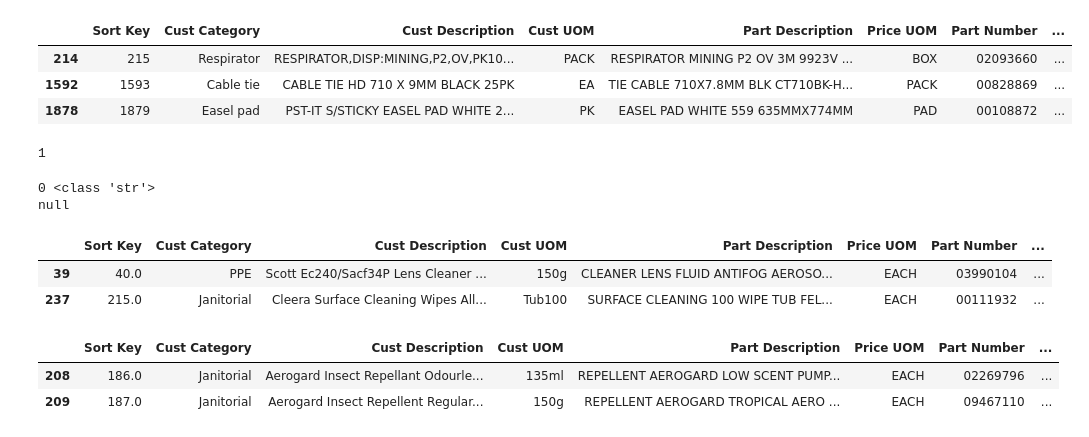
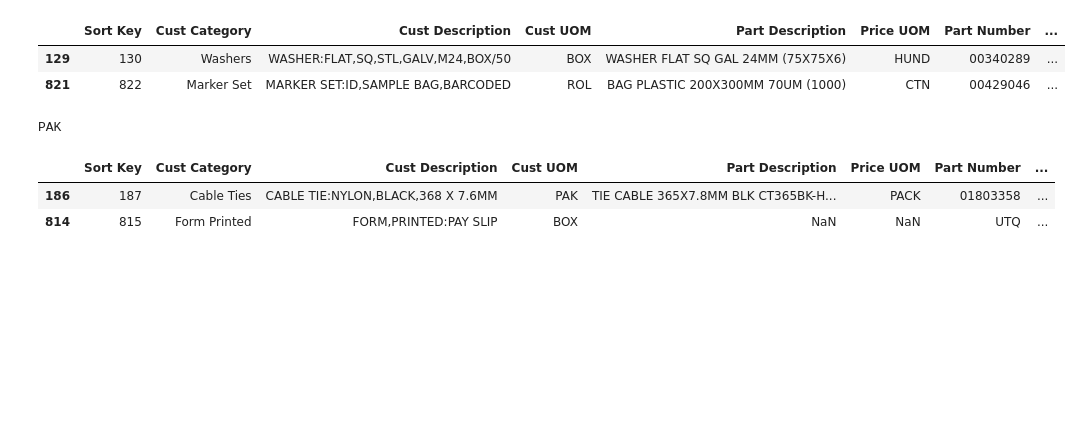
Before and after one commit to Clareee1/BW-UOM-Conversion, a Jupyter notebook: uom_conversion_testing.ipynb, the cells around one changed output. Drawn from its saved outputs; the diff is of its cells as text; code cells hidden in the pictures; blank space fills up the shorter version.

```diff
--- a/uom_conversion_testing.ipynb
+++ b/uom_conversion_testing.ipynb
@@ -185,0 +303,19 @@ CABLE TIE HD 710 X 9MM BLACK 25PK
+# %%
+import requests
+import urllib
+def get_results(query):
+    query = urllib.parse.quote_plus(query)
+    response = get_source("https://www.google.com/search?q=" + query)
+    return response
+# %%
+def parse_results(response):
+    css_identifier_result = ".tF2Cxc"
+    css_identifier_title = "h3"
+    css_identifier_link = ".yuRUbf a"
+    css_identifier_text = ".IsZvec"
+    results = response.html.find(css_identifier_result)
+    output = []
+    for result in results:
+        item = result.find(css_identifier_link, first=True).attrs['href']
+        output.append(item)
+    return output
@@ -185,0 +334,4 @@ CABLE TIE HD 710 X 9MM BLACK 25PK
+# %%
+def google_search(query):
+    response = get_results(query)
+    return parse_results(response)
@@ -186,14 +641,15 @@ CABLE TIE HD 710 X 9MM BLACK 25PK
+# %%
+##Conversion
+for index, row in df2.iterrows():
+    if float(row['BW_Size']) == 0:
+        df2.loc[index,'conversion'] = 0
+    else:
+        conv = float(row['Cust_Size'])/float(row['BW_Size'])
+        df2.loc[index,'conversion'] = float(conv)
 # %%
-cov_df = df2.loc[(df2['Sort Key'] == 1879) | (df2['Sort Key'] == 1593)|(df2['Sort Key'] == 215)]
+cov_df = df2.loc[(df2['Sort Key'] == 822) | (df2['Sort Key'] == 130)]
 cov_df
 # %% [output]
 |  | Sort Key | Cust Category | Cust Description | Cust UOM | Part Description | Price UOM | Part Number | ... |
-| 214 | 215 | Respirator | RESPIRATOR,DISP:MINING,P2,OV,PK10... | PACK | RESPIRATOR MINING P2 OV 3M 9923V ... | BOX | 02093660 | ... |
-| 1592 | 1593 | Cable tie | CABLE TIE HD 710 X 9MM BLACK 25PK | EA | TIE CABLE 710X7.8MM BLK CT710BK-H... | PACK | 00828869 | ... |
-| 1878 | 1879 | Easel pad | PST-IT S/STICKY EASEL PAD WHITE 2... | PK | EASEL PAD WHITE 559 635MMX774MM | PAD | 00108872 | ... |
+| 129 | 130 | Washers | WASHER:FLAT,SQ,STL,GALV,M24,BOX/50 | BOX | WASHER FLAT SQ GAL 24MM (75X75X6) | HUND | 00340289 | ... |
+| 821 | 822 | Marker Set | MARKER SET:ID,SAMPLE BAG,BARCODED | ROL | BAG PLASTIC 200X300MM 70UM (1000) | CTN | 00429046 | ... |
-# %%
-st1 = "6 x 1Ltr"
-if re.search(r'(?i)(\d+)\s*X\s*(\d+)',st1):
-    print(re.search(r'(?i)(\d+)\s*X\s*(\d+)',st1).group(2))
-# %% [output]
-1
@@ -370,10 +655,0 @@ for index, row in df2.iterrows():
-# %%
-test = "HAMMER COPPER DBL FACE HANDLED 2LB 0.9KG"
-if (re.search(r"(?i)(pkt|pack|pk|box|bx|bag|b|bg|blk|set|carton|pads|pe)(\s*)(\d+)", test)):
-    a = re.search(r"(?i)(pkt|pack|pk|box|bx|bag|b|bg|blk|set|carton|pads|pe)(\s*)(\d+)", test).group(3)
-    print(a, type(a))
-    if int(a) == 0:
-        print("null")
-# %% [output]
-0 <class 'str'>
-null
@@ -379,0 +658,8 @@ null
+# %%
+##### testing
+a= 'PAK'
+b='PACK'
+if set(a) <= set(b):
+    print(a)
+# %% [output]
+PAK
@@ -380,7 +1054,7 @@ null
 # %%
-cov_df = df2.loc[(df2['Sort Key'] == 40) | (df2['Sort Key'] == 215)]
-cov_df
+num_df = df2[(df2['Sort Key'] == 815) | (df2['Sort Key'] == 187) ]
+num_df
 # %% [output]
 |  | Sort Key | Cust Category | Cust Description | Cust UOM | Part Description | Price UOM | Part Number | ... |
-| 39 | 40.0 | PPE | Scott Ec240/Sacf34P Lens Cleaner ... | 150g | CLEANER LENS FLUID ANTIFOG AEROSO... | EACH | 03990104 | ... |
-| 237 | 215.0 | Janitorial | Cleera Surface Cleaning Wipes All... | Tub100 | SURFACE CLEANING 100 WIPE TUB FEL... | EACH | 00111932 | ... |
+| 186 | 187 | Cable Ties | CABLE TIE:NYLON,BLACK,368 X 7.6MM | PAK | TIE CABLE 365X7.8MM BLK CT365BK-H... | PACK | 01803358 | ... |
+| 814 | 815 | Form Printed | FORM,PRINTED:PAY SLIP | BOX | NaN | NaN | UTQ | ... |
@@ -773,7 +1060,0 @@ for index, row in df2.iterrows():
-# %%
-num_df = df2[(df2['Sort Key'] == 186) | (df2['Sort Key'] == 187) ]
-num_df
-# %% [output]
-|  | Sort Key | Cust Category | Cust Description | Cust UOM | Part Description | Price UOM | Part Number | ... |
-| 208 | 186.0 | Janitorial | Aerogard Insect Repellant Odourle... | 135ml | REPELLENT AEROGARD LOW SCENT PUMP... | EACH | 02269796 | ... |
-| 209 | 187.0 | Janitorial | Aerogard Insect Repellent Regular... | 150g | REPELLENT AEROGARD TROPICAL AERO ... | EACH | 09467110 | ... |
```
Also changed, not shown: parts of 15 cells of this notebook.
